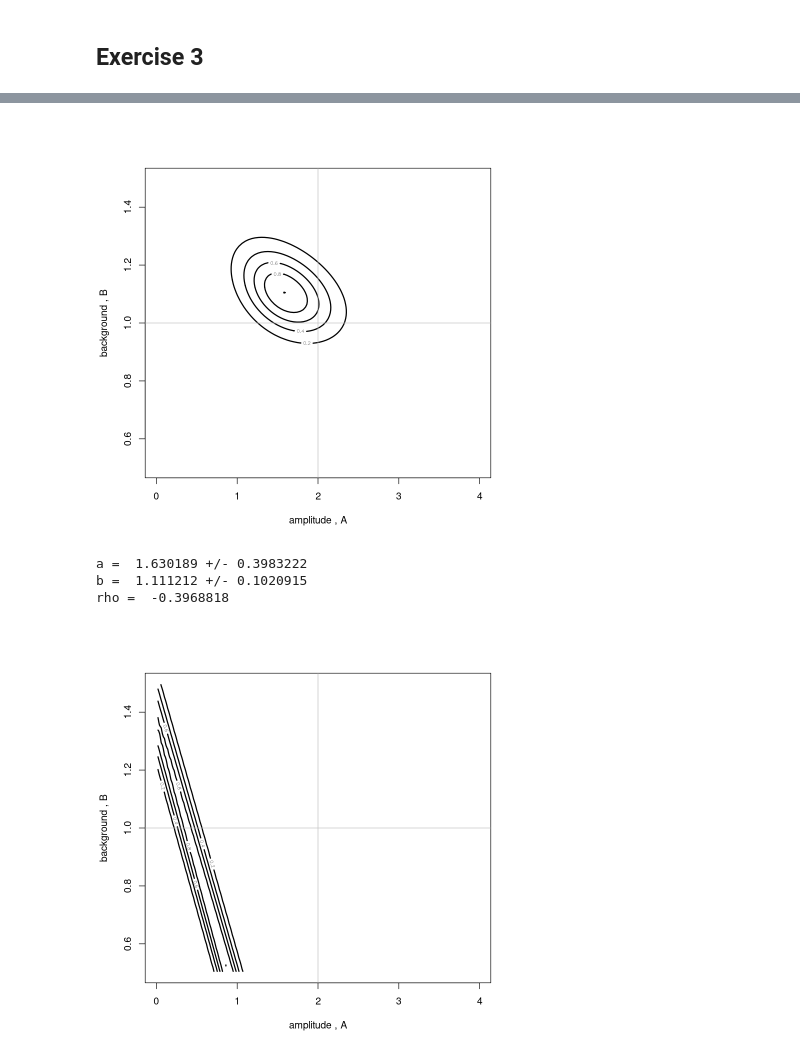
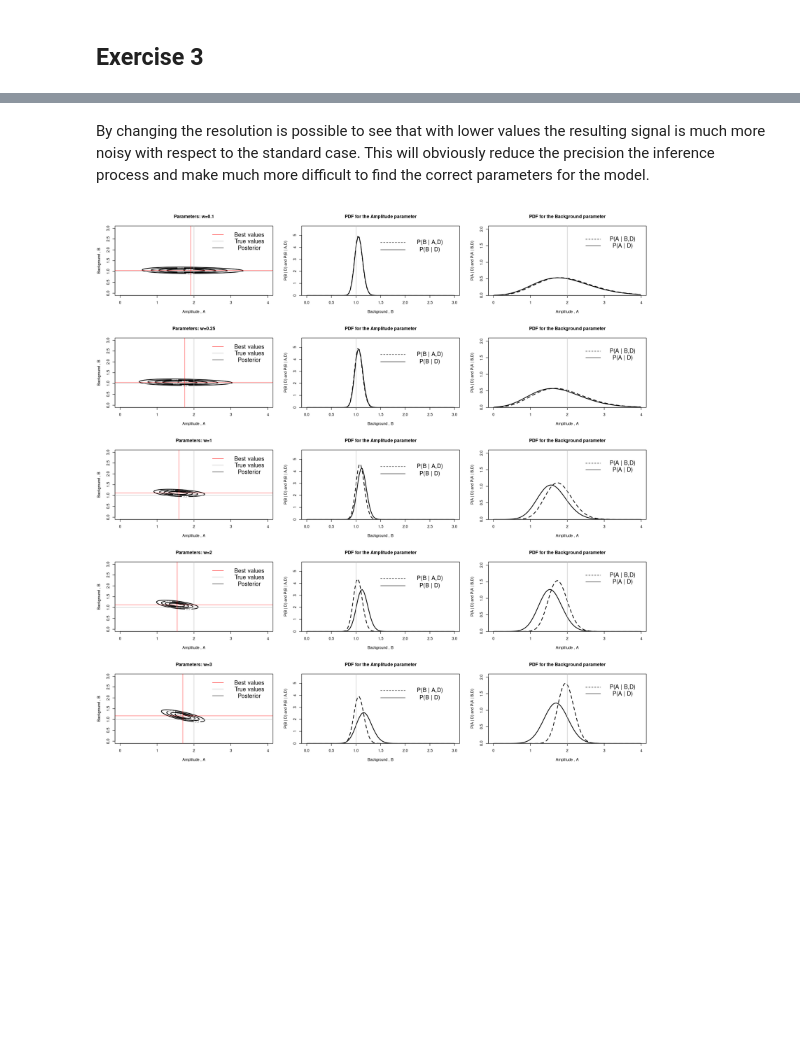
Before and after one commit to Confizolo/PoDProjects, a Jupyter notebook: ASfPA/Ex06/ConfortoFilippo_RLabSession06.ipynb, the cells around one changed output, grey strips where cells are left out. Drawn from its saved outputs; the diff is of its cells as text; code cells hidden in the pictures; blank space fills up the shorter version.

```diff
--- a/ASfPA/Ex06/ConfortoFilippo_RLabSession06.ipynb
+++ b/ASfPA/Ex06/ConfortoFilippo_RLabSession06.ipynb
@@ -141,7 +143,17 @@ grid = matrix ( data = rep(1/10000,10000), nrow = length(a), ncol = length(b))
 # %%
-sample = samp(1000)
+sample = samp(1000, alpha =2, beta = 3)
 # %%
-for(i in sample){
+for(i in sample[1:150]){
     grid = update_grid(grid, i,a,b)
 }
+for(i in sample[1:400]){
+    grid2 = update_grid(grid2, i,a,b)
+}
+for(i in sample[1:600]){
+    grid3 = update_grid(grid3, i,a,b)
+}
+for(i in sample){
+    grid4 = update_grid(grid4, i,a,b)
+}
+l_grid = list(grid,grid2,grid3,grid4)
 # %%
@@ -216,11 +353,15 @@ def
 # %%
-# Define model
-x0 <- 0
-w<-1
-A.true <- 2 #
-B.true <- 1 #
-Delta.t <- 5 #
-set.seed(205)
-xdat <- seq(from=-7*w, to=7*w, by=0.5*w)
-s.true <- signal (xdat , A.true , B.true , x0, w, Delta.t)
-ddat <- rpois( length (s.true), s.true)
+v1 = model(0,0.1,2,1,5,205)
+v2 = model(0,0.25,2,1,5,205)
+v3 = model(0,1,2,1,5,205)
+v4 = model(0,2,2,1,5,205)
+v5 = model(0,3,2,1,5,205)
+v = list(v1,v2,v3,v4,v5)
+
+options(repr.plot.width = 13, repr.plot.height =10)
+
+layout(matrix(c(1,1,1,1,2,2,2,2,3,3,3,3,0,0,4,4,4,4,5,5,5,5,0,0), nrow=2, ncol = 12, byrow = TRUE))
+w_i = c(0.1,0.25,1,2,3)
+for (i in 1:5){
+    sig_plot(0,w_i[[i]],2,1,5,205,v[[i]][[1]],v[[i]][[2]],main = paste0("Parameters: w=",w_i[[i]]))
+}
@@ -237,26 +370,10 @@ b <- blim[1] + diff(blim )* uniGrid
+# %% [markdown]
+By changing the resolution is possible to see that with lower values the resulting  signal is much more noisy with respect to the standard case. This will obviously reduce the precision the inference process and make much more difficult to find the correct parameters for the model.
 # %%
-z = c_plot(ddat,xdat)
+layout(matrix(1:15, nrow=5, ncol = 3, byrow = TRUE))
+options(repr.plot.width = 16, repr.plot.height =16)
+for (i in 1:5){
+    c_plot(v[[i]][[1]],v[[i]][[2]],0,w_i[[i]],5, main = paste0("Parameters: w=",w_i[[i]]),alim = c(0,4), blim =c(0,3))
+}
 # %% [output]
-[figure, old version]
+[figure, new version]
-# %%
-mean_a = results(z)[[1]]
-mean_b = results(z)[[2]]
-sd_a = results(z)[[3]]
-sd_b = results(z)[[4]]
-cov_ab <- 0
-for(j in 1: length (a)) {
-for(k in 1: length (b)) {
-cov_ab <- cov_ab + (a[j]-mean_a)*(b[k]-mean_b)* exp(z[j,k])
-}
-}
-
-cov_ab <- cov_ab / sum(exp(z))
-rho_ab <- cov_ab / (sd_a * sd_b)
-
-cat("a = ", mean_a, "+/-", sd_a, "\n")
-cat("b = ", mean_b, "+/-", sd_b, "\n")
-cat("rho = ", rho_ab , "\n")
-# %% [output]
-a =  1.630189 +/- 0.3983222
-b =  1.111212 +/- 0.1020915
-rho =  -0.3968818
@@ -274,4 +379,0 @@ ddat1 <- rpois( length (s.true), s.true)
-# %%
-z1 = c_plot(ddat1,xdat1)
-# %% [output]
-[figure, removed]
```
Also changed, not shown: parts of 53 cells of this notebook, 2 other files.
